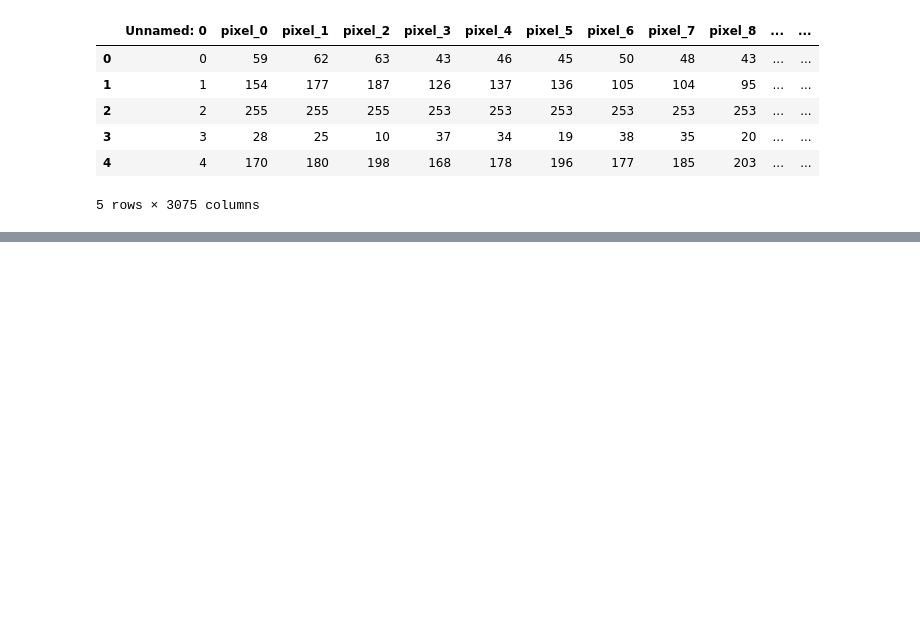
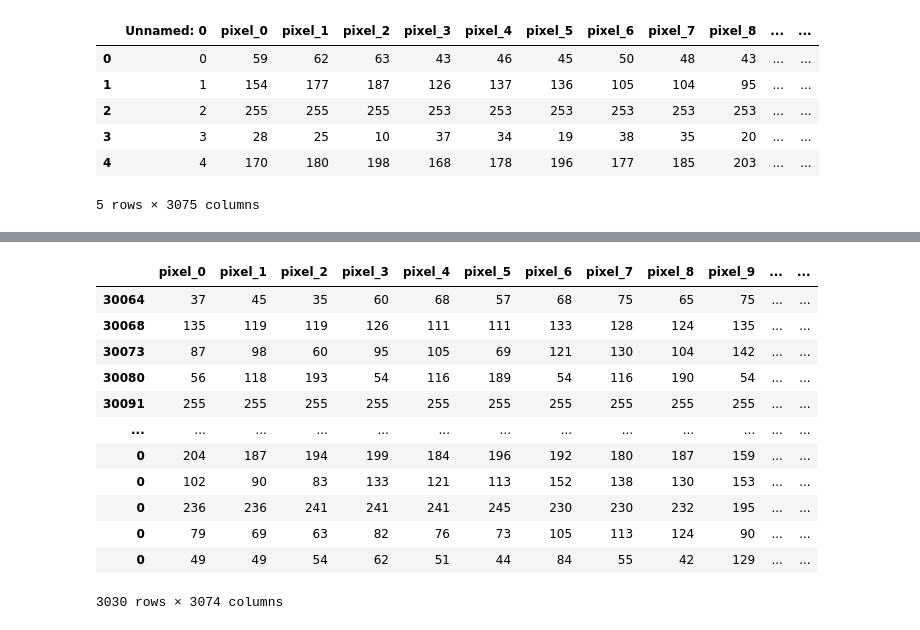
Before and after one commit to BatyaAbitbol/Group3, a Jupyter notebook: Rotate half of CIFAR-10 images.ipynb, the cells around one changed output, grey strips where cells are left out. Cells and saved outputs as stored; diff of their text form; code cells hidden in the pictures; blank space fills up the shorter version.

```diff
--- a/Rotate half of CIFAR-10 images.ipynb
+++ b/Rotate half of CIFAR-10 images.ipynb
@@ -93,0 +101,16 @@ for label in labels:
+# %%
+rotated_cifar10
+# %% [output]
+|  | pixel_0 | pixel_1 | pixel_2 | pixel_3 | pixel_4 | pixel_5 | pixel_6 | pixel_7 | pixel_8 | pixel_9 | ... | ... |
+| 30064 | 37 | 45 | 35 | 60 | 68 | 57 | 68 | 75 | 65 | 75 | ... | ... |
+| 30068 | 135 | 119 | 119 | 126 | 111 | 111 | 133 | 128 | 124 | 135 | ... | ... |
+| 30073 | 87 | 98 | 60 | 95 | 105 | 69 | 121 | 130 | 104 | 142 | ... | ... |
+| 30080 | 56 | 118 | 193 | 54 | 116 | 189 | 54 | 116 | 190 | 54 | ... | ... |
+| 30091 | 255 | 255 | 255 | 255 | 255 | 255 | 255 | 255 | 255 | 255 | ... | ... |
+| ... | ... | ... | ... | ... | ... | ... | ... | ... | ... | ... | ... | ... |
+| 0 | 204 | 187 | 194 | 199 | 184 | 196 | 192 | 180 | 187 | 159 | ... | ... |
+| 0 | 102 | 90 | 83 | 133 | 121 | 113 | 152 | 138 | 130 | 153 | ... | ... |
+| 0 | 236 | 236 | 241 | 241 | 241 | 245 | 230 | 230 | 232 | 195 | ... | ... |
+| 0 | 79 | 69 | 63 | 82 | 76 | 73 | 105 | 113 | 124 | 90 | ... | ... |
+| 0 | 49 | 49 | 54 | 62 | 51 | 44 | 84 | 55 | 42 | 129 | ... | ... |
+3030 rows × 3074 columns
```
Also changed, not shown: parts of 6 cells of this notebook, 1 other file.
